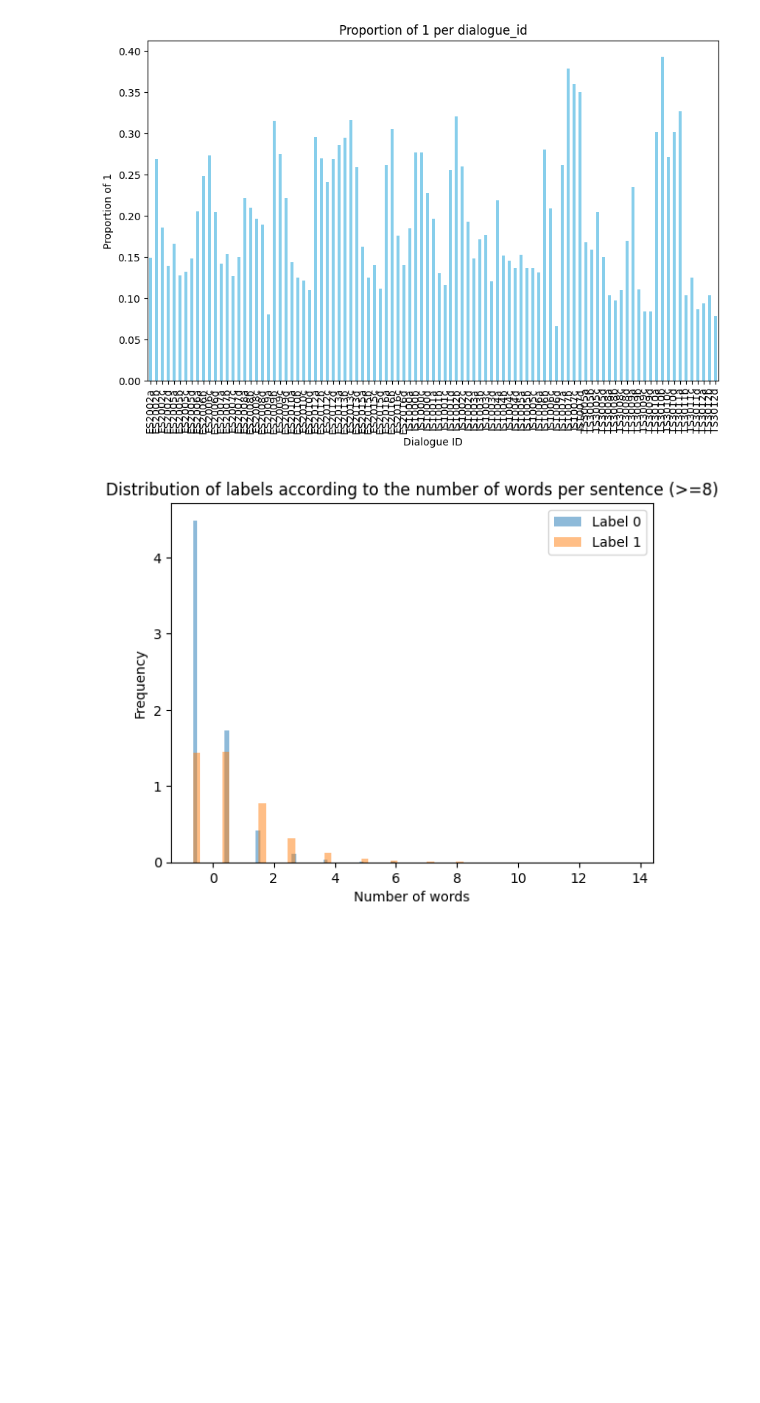
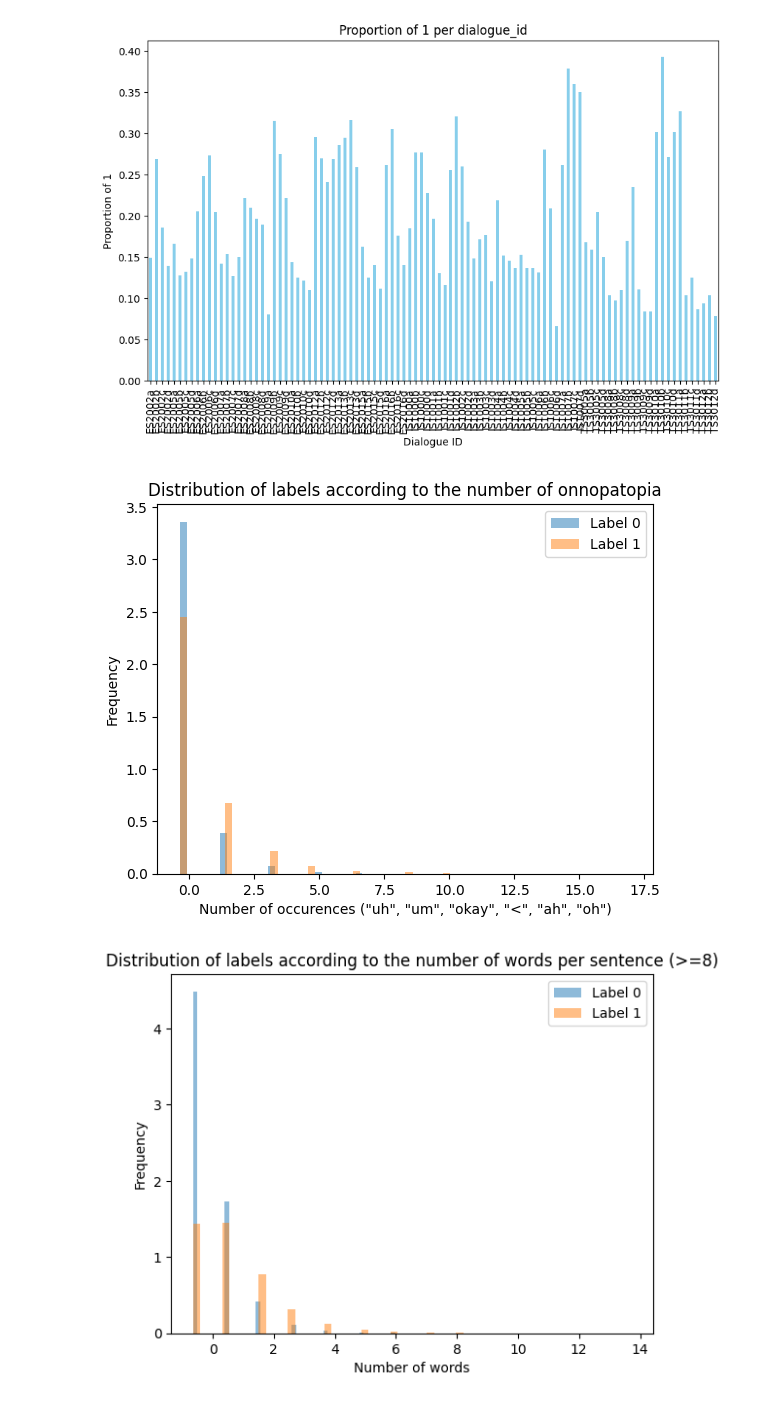
Before and after one commit to juliencollard2001/INF554-AJA, a Jupyter notebook: arnaud/features_analysis.ipynb, the cells around one changed output. Cells and saved outputs as stored; diff of their text form; code cells hidden in the pictures; blank space fills up the shorter version.

```diff
--- a/arnaud/features_analysis.ipynb
+++ b/arnaud/features_analysis.ipynb
@@ -102,6 +116,21 @@ plt.ylabel('Proportion of 1')
 plt.show()
 # %% [output]
 [figure]
+# %%
+label_0_data = df_train_nodes[df_train_nodes['label'] == 0]['nb_occurences']
+label_1_data = df_train_nodes[df_train_nodes['label'] == 1]['nb_occurences']
+
+plt.hist(label_0_data, bins=60, alpha=0.5, label='Label 0', density=True)
+plt.hist(label_1_data, bins=60, alpha=0.5, label='Label 1', density=True)
+
+plt.xlabel('Number of occurences ("uh", "um", "okay", "<", "ah", "oh")')
+plt.ylabel('Frequency')
+
+plt.title('Distribution of labels according to the number of onnopatopia')
+plt.legend()
+plt.show()
+# %% [output]
+[figure, added]
 # %%
 label_0_data = df_train_nodes[df_train_nodes['label'] == 0]['nb_words_more_7']
 label_1_data = df_train_nodes[df_train_nodes['label'] == 1]['nb_words_more_7']
```
Also changed, not shown: parts of 2 cells of this notebook, 3 other files.
